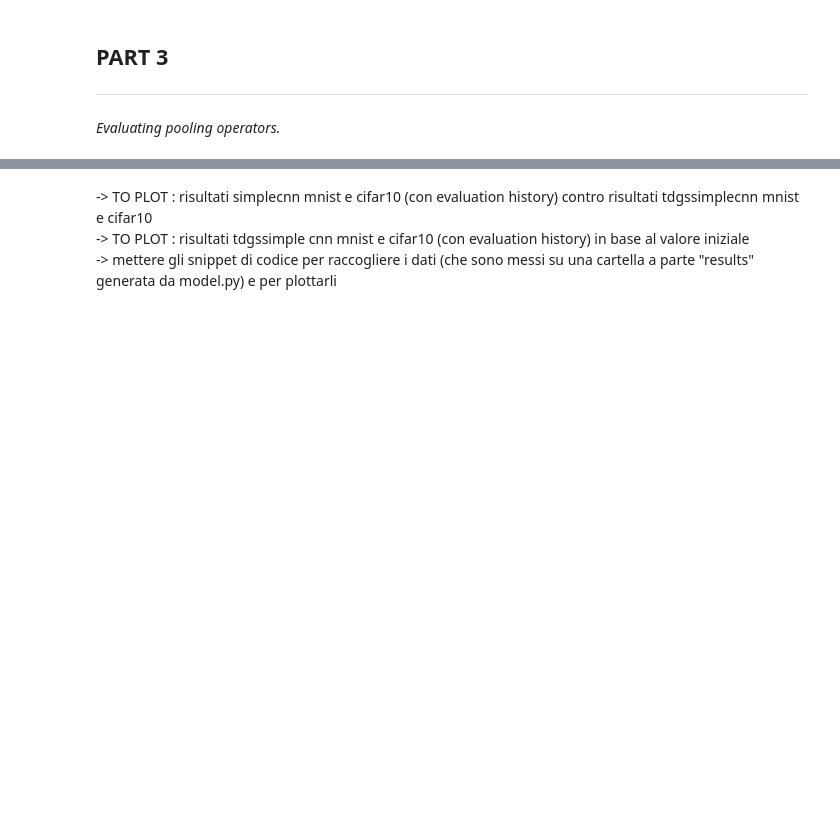
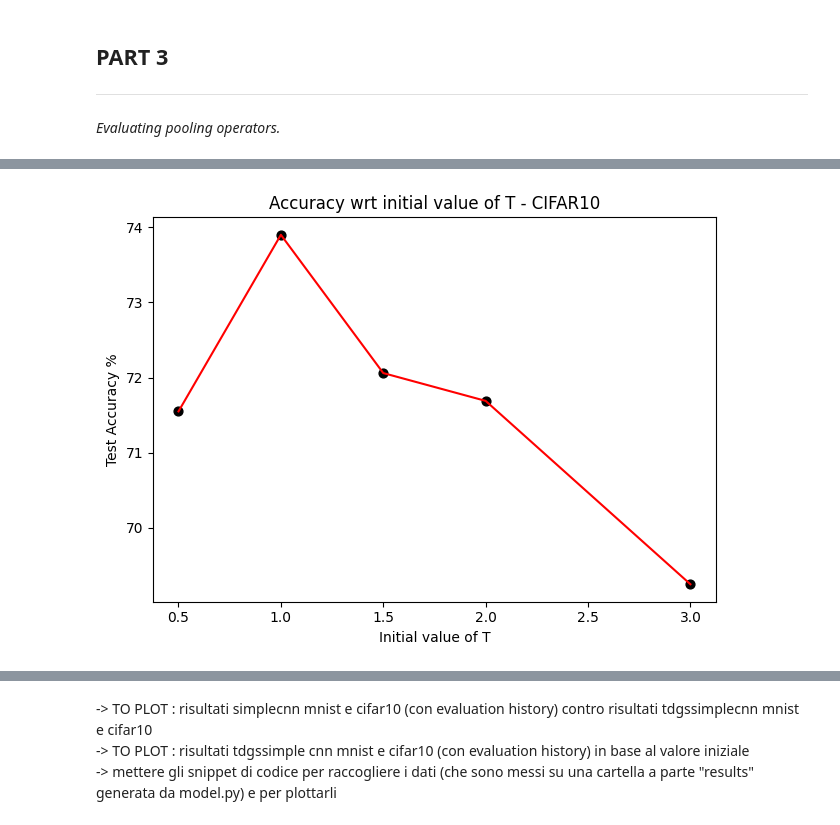
Before and after one commit to frekkoz3/LEARNABLE-POOLER-PROJECT, a Jupyter notebook: project.ipynb, the cells around one changed output, grey strips where cells are left out. Drawn from its saved outputs; the diff is of its cells as text; code cells hidden in the pictures; blank space fills up the shorter version.

```diff
--- a/project.ipynb
+++ b/project.ipynb
@@ -257,0 +409,10 @@ tensor([[[[ 6.,  8.],
+# %%
+plt.plot(initial_values, performances, color = 'r')
+plt.scatter(initial_values, performances, marker='o', color = 'k', s = 40)
+plt.title("Accuracy wrt initial value of T - CIFAR10")
+plt.xlabel("Initial value of T")
+plt.ylabel("Test Accuracy %")
+plt.tight_layout()
+plt.show()
+# %% [output]
+[figure, added]
```
Also changed, not shown: parts of 19 cells of this notebook, 2 other files.
